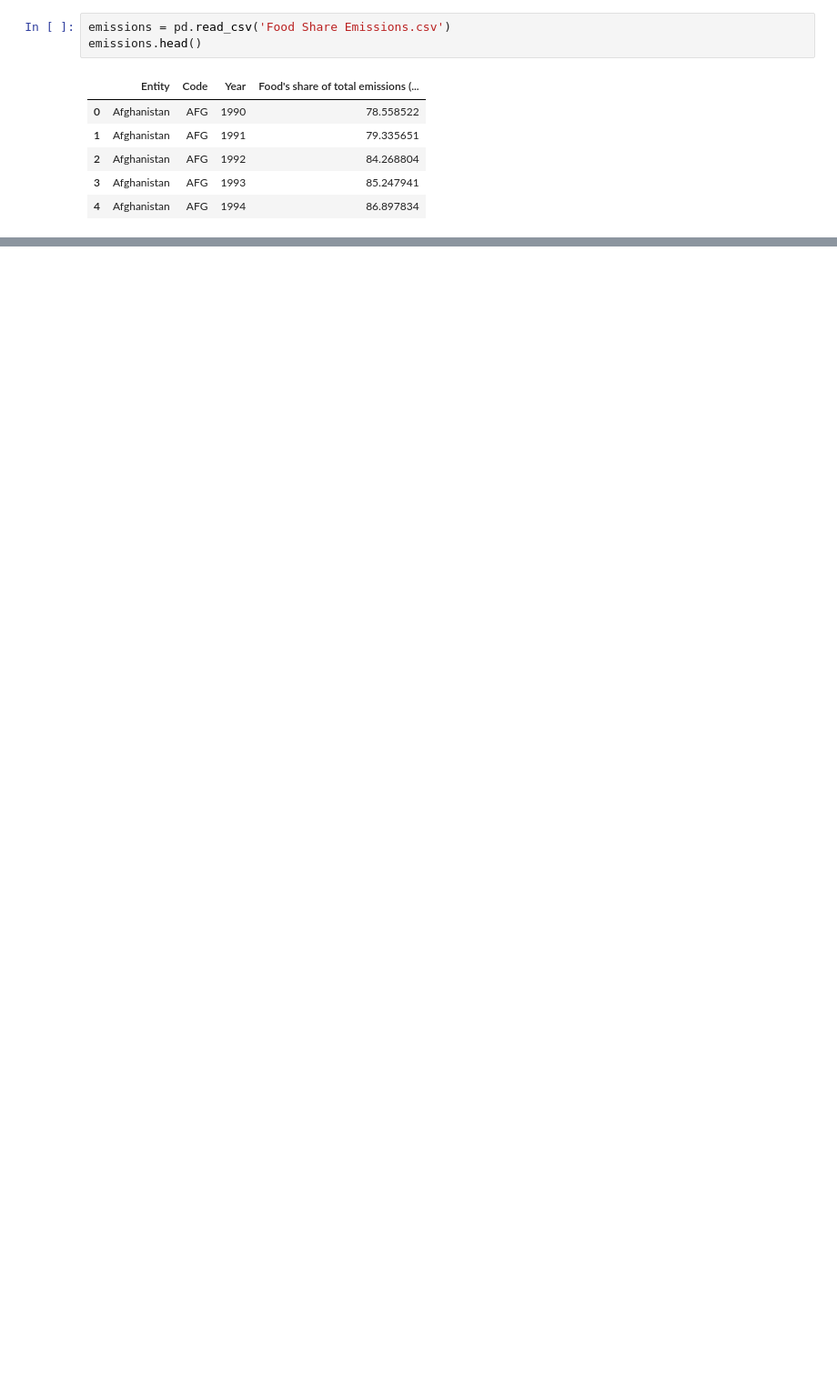
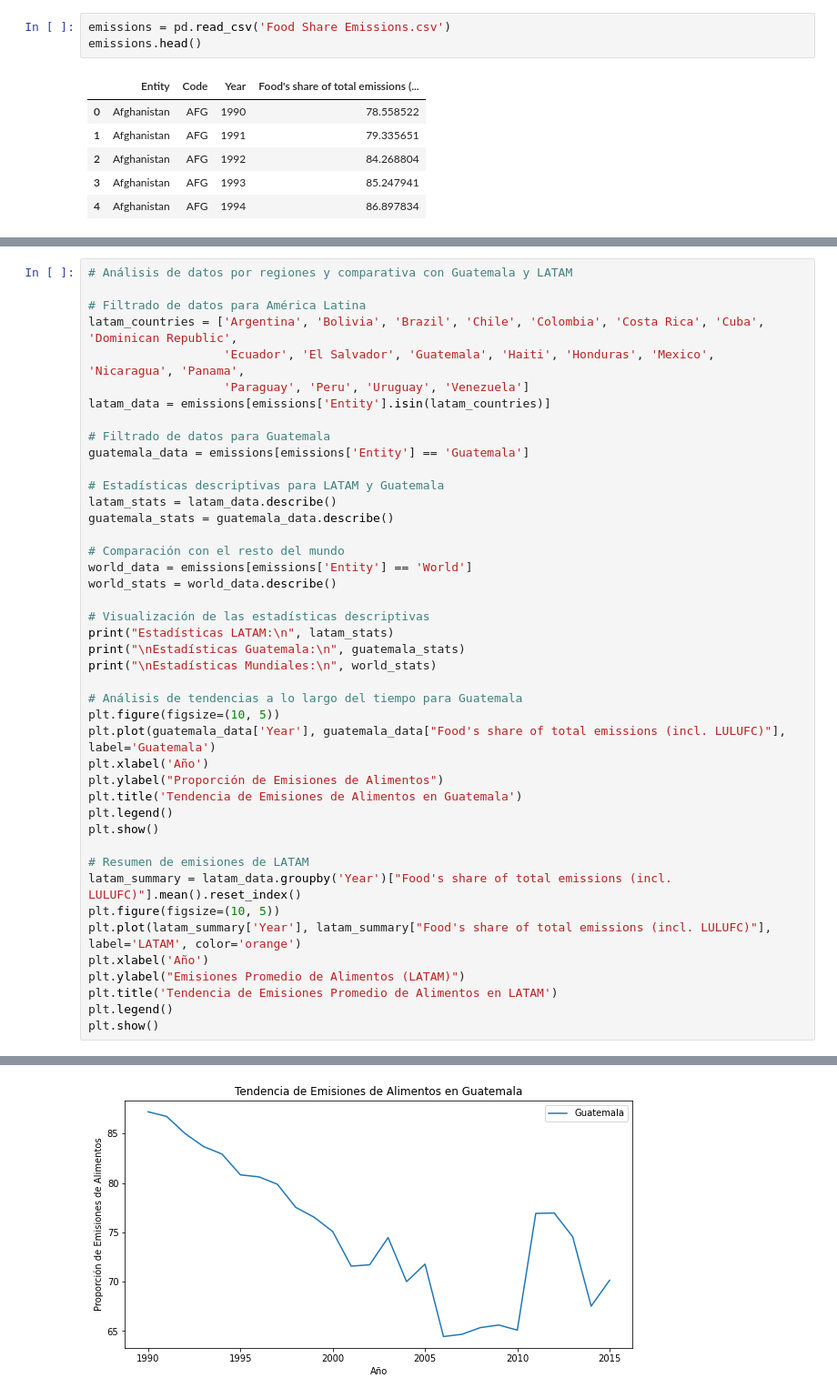
Before and after one commit to Roberto-VC/Lab9-DataScience, a Jupyter notebook: Lab9.ipynb, the cells around one changed output, grey strips where cells are left out. Shown at 91% size. Cells and saved outputs as stored; diff of their text form; blank space fills up the shorter version.

```diff
--- a/Lab9.ipynb
+++ b/Lab9.ipynb
@@ -99,0 +161,44 @@ Zimbabwe
+# %%
+# Análisis de datos por regiones y comparativa con Guatemala y LATAM
+
+# Filtrado de datos para América Latina
+latam_countries = ['Argentina', 'Bolivia', 'Brazil', 'Chile', 'Colombia', 'Costa Rica', 'Cuba', 'Dominican Republic',
+                   'Ecuador', 'El Salvador', 'Guatemala', 'Haiti', 'Honduras', 'Mexico', 'Nicaragua', 'Panama',
+                   'Paraguay', 'Peru', 'Uruguay', 'Venezuela']
+latam_data = emissions[emissions['Entity'].isin(latam_countries)]
+
+# Filtrado de datos para Guatemala
+guatemala_data = emissions[emissions['Entity'] == 'Guatemala']
+
+# Estadísticas descriptivas para LATAM y Guatemala
+latam_stats = latam_data.describe()
+guatemala_stats = guatemala_data.describe()
+
+# Comparación con el resto del mundo
+world_data = emissions[emissions['Entity'] == 'World']
+world_stats = world_data.describe()
+
+# Visualización de las estadísticas descriptivas
+print("Estadísticas LATAM:\n", latam_stats)
+print("\nEstadísticas Guatemala:\n", guatemala_stats)
+print("\nEstadísticas Mundiales:\n", world_stats)
+
+# Análisis de tendencias a lo largo del tiempo para Guatemala
+plt.figure(figsize=(10, 5))
+plt.plot(guatemala_data['Year'], guatemala_data["Food's share of total emissions (incl. LULUFC)"], label='Guatemala')
+plt.xlabel('Año')
+plt.ylabel("Proporción de Emisiones de Alimentos")
+plt.title('Tendencia de Emisiones de Alimentos en Guatemala')
+plt.legend()
+plt.show()
+
+# Resumen de emisiones de LATAM
+latam_summary = latam_data.groupby('Year')["Food's share of total emissions (incl. LULUFC)"].mean().reset_index()
+plt.figure(figsize=(10, 5))
+plt.plot(latam_summary['Year'], latam_summary["Food's share of total emissions (incl. LULUFC)"], label='LATAM', color='orange')
+plt.xlabel('Año')
+plt.ylabel("Emisiones Promedio de Alimentos (LATAM)")
+plt.title('Tendencia de Emisiones Promedio de Alimentos en LATAM')
+plt.legend()
+plt.show()
+# %% [output]
@@ -99,0 +222 @@ Zimbabwe
+[figure, added]
```
Also changed, not shown: parts of 20 cells of this notebook, 1 other file.
